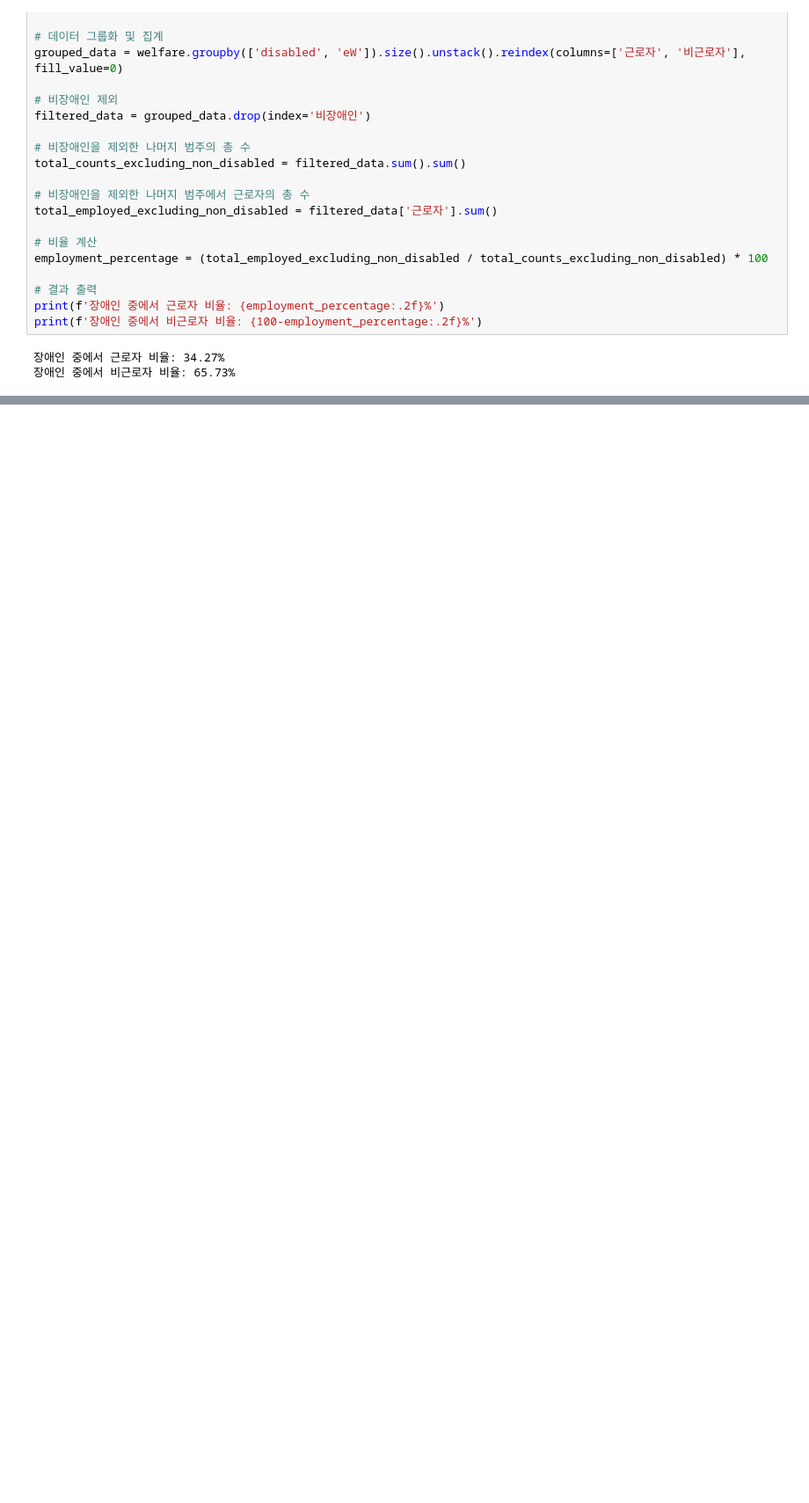
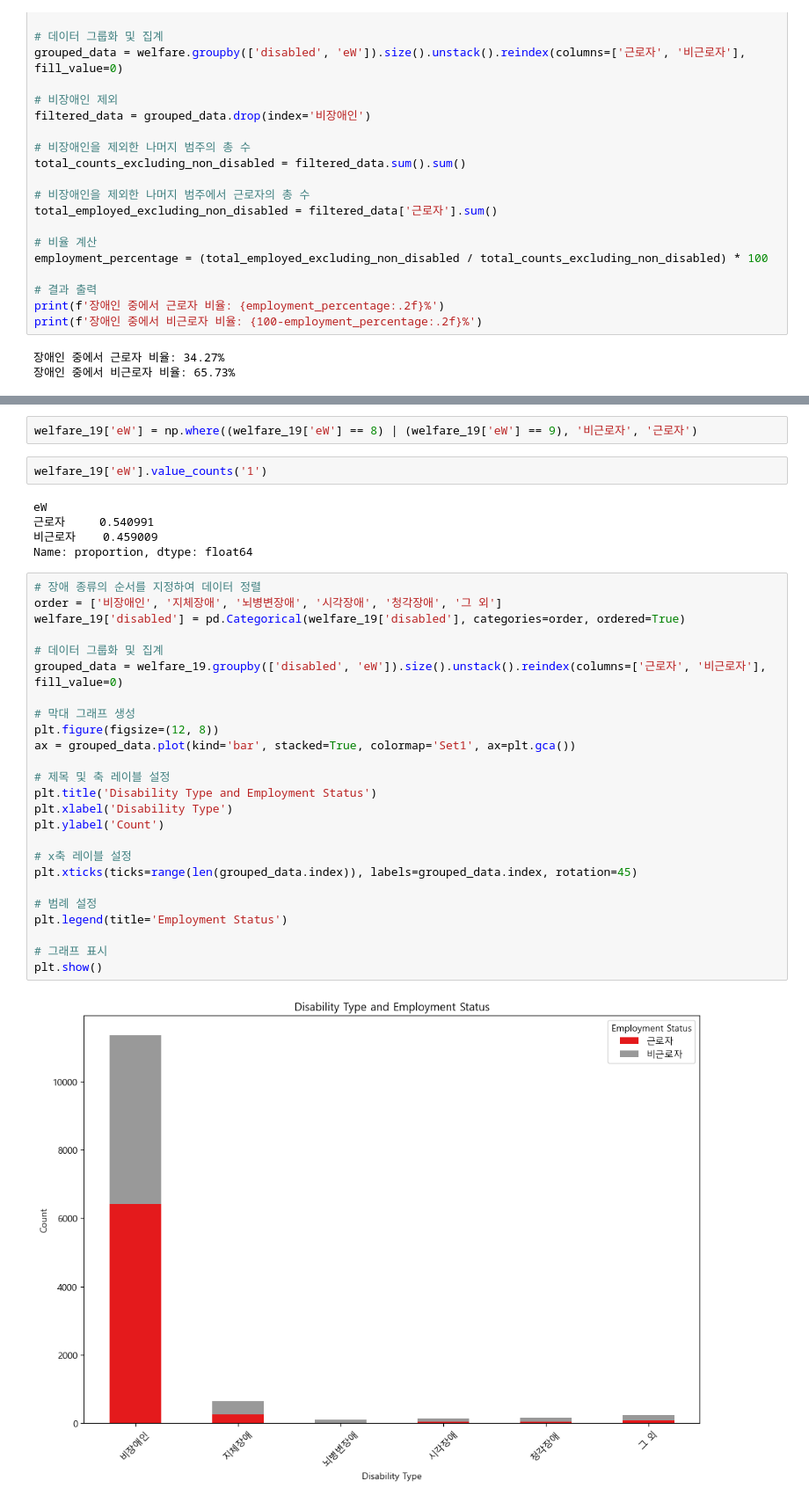
Before and after one commit to bin428/korlife, a Jupyter notebook: 한국인의 삶.ipynb, the cells around one changed output, grey strips where cells are left out. Shown at 88% size. Saved outputs shown, nothing was run; the diff lists cells and outputs as text; blank space fills up the shorter version.

```diff
--- a/한국인의 삶.ipynb
+++ b/한국인의 삶.ipynb
@@ -544,0 +775,36 @@ print(f'장애인 중에서 비근로자 비율: {100-employment_percentage:.2f}
+# %%
+welfare_19['eW'] = np.where((welfare_19['eW'] == 8) | (welfare_19['eW'] == 9), '비근로자', '근로자')
+# %%
+welfare_19['eW'].value_counts('1')
+# %% [output]
+eW
+근로자     0.540991
+비근로자    0.459009
+Name: proportion, dtype: float64
+# %%
+# 장애 종류의 순서를 지정하여 데이터 정렬
+order = ['비장애인', '지체장애', '뇌병변장애', '시각장애', '청각장애', '그 외']
+welfare_19['disabled'] = pd.Categorical(welfare_19['disabled'], categories=order, ordered=True)
+
+# 데이터 그룹화 및 집계
+grouped_data = welfare_19.groupby(['disabled', 'eW']).size().unstack().reindex(columns=['근로자', '비근로자'], fill_value=0)
+
+# 막대 그래프 생성
+plt.figure(figsize=(12, 8))
+ax = grouped_data.plot(kind='bar', stacked=True, colormap='Set1', ax=plt.gca())
+
+# 제목 및 축 레이블 설정
+plt.title('Disability Type and Employment Status')
+plt.xlabel('Disability Type')
+plt.ylabel('Count')
+
+# x축 레이블 설정
+plt.xticks(ticks=range(len(grouped_data.index)), labels=grouped_data.index, rotation=45)
+
+# 범례 설정
+plt.legend(title='Employment Status')
+
+# 그래프 표시
+plt.show()
+# %% [output]
+[figure, added]
```
Also changed, not shown: parts of 32 cells of this notebook, 1 other file.
